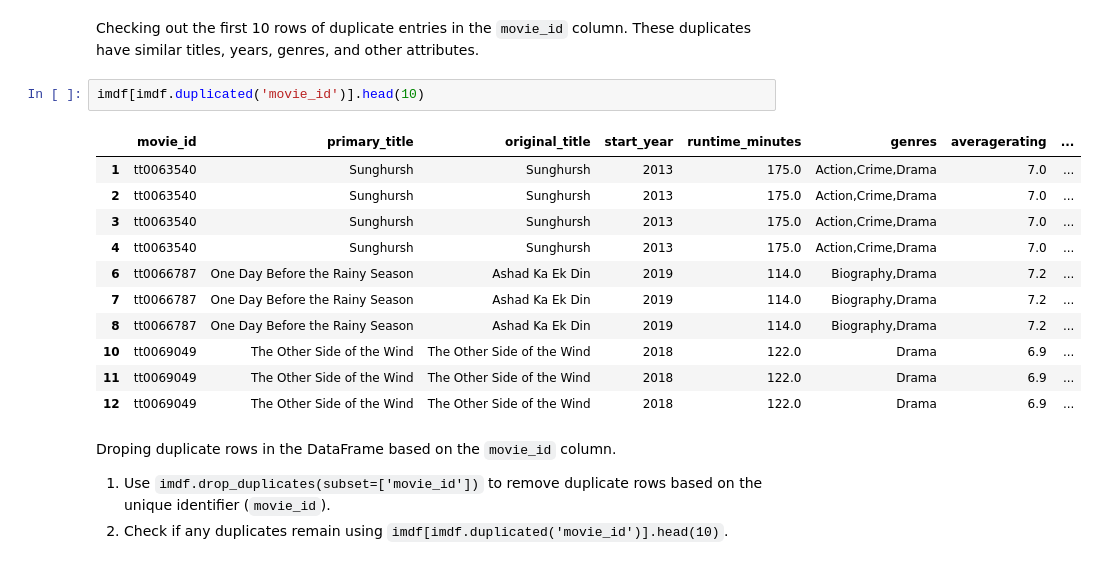
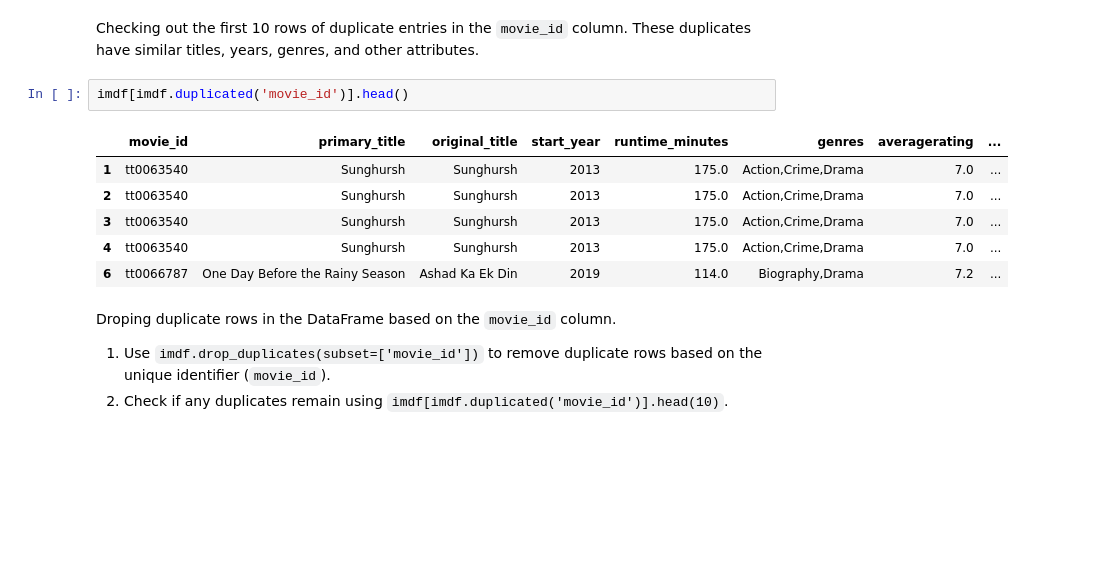
Before and after one commit to Gladwellchebelyon/GROUP7_BOX_OFFICE_MOVIES_ANALYSIS, a Jupyter notebook: student.ipynb, the cells around one changed output. Drawn from its saved outputs; the diff is of its cells as text; blank space fills up the shorter version.

```diff
--- a/student.ipynb
+++ b/student.ipynb
@@ -250,19 +298,14 @@ Sum of duplicates: 192229
 # %% [markdown]
 Checking out the first 10 rows of duplicate entries in the `movie_id` column. These duplicates have similar titles, years, genres, and other attributes.
 # %%
-imdf[imdf.duplicated('movie_id')].head(10)
+imdf[imdf.duplicated('movie_id')].head()
 # %% [output]
 |  | movie_id | primary_title | original_title | start_year | runtime_minutes | genres | averagerating | ... |
 | 1 | tt0063540 | Sunghursh | Sunghursh | 2013 | 175.0 | Action,Crime,Drama | 7.0 | ... |
 | 2 | tt0063540 | Sunghursh | Sunghursh | 2013 | 175.0 | Action,Crime,Drama | 7.0 | ... |
 | 3 | tt0063540 | Sunghursh | Sunghursh | 2013 | 175.0 | Action,Crime,Drama | 7.0 | ... |
 | 4 | tt0063540 | Sunghursh | Sunghursh | 2013 | 175.0 | Action,Crime,Drama | 7.0 | ... |
 | 6 | tt0066787 | One Day Before the Rainy Season | Ashad Ka Ek Din | 2019 | 114.0 | Biography,Drama | 7.2 | ... |
-| 7 | tt0066787 | One Day Before the Rainy Season | Ashad Ka Ek Din | 2019 | 114.0 | Biography,Drama | 7.2 | ... |
-| 8 | tt0066787 | One Day Before the Rainy Season | Ashad Ka Ek Din | 2019 | 114.0 | Biography,Drama | 7.2 | ... |
-| 10 | tt0069049 | The Other Side of the Wind | The Other Side of the Wind | 2018 | 122.0 | Drama | 6.9 | ... |
-| 11 | tt0069049 | The Other Side of the Wind | The Other Side of the Wind | 2018 | 122.0 | Drama | 6.9 | ... |
-| 12 | tt0069049 | The Other Side of the Wind | The Other Side of the Wind | 2018 | 122.0 | Drama | 6.9 | ... |
 # %% [markdown]
 Droping duplicate rows in the DataFrame based on the `movie_id` column.
 1. Use `imdf.drop_duplicates(subset=['movie_id'])` to remove duplicate rows based on the unique identifier (`movie_id`).
```
Also changed, not shown: parts of 139 cells of this notebook.
